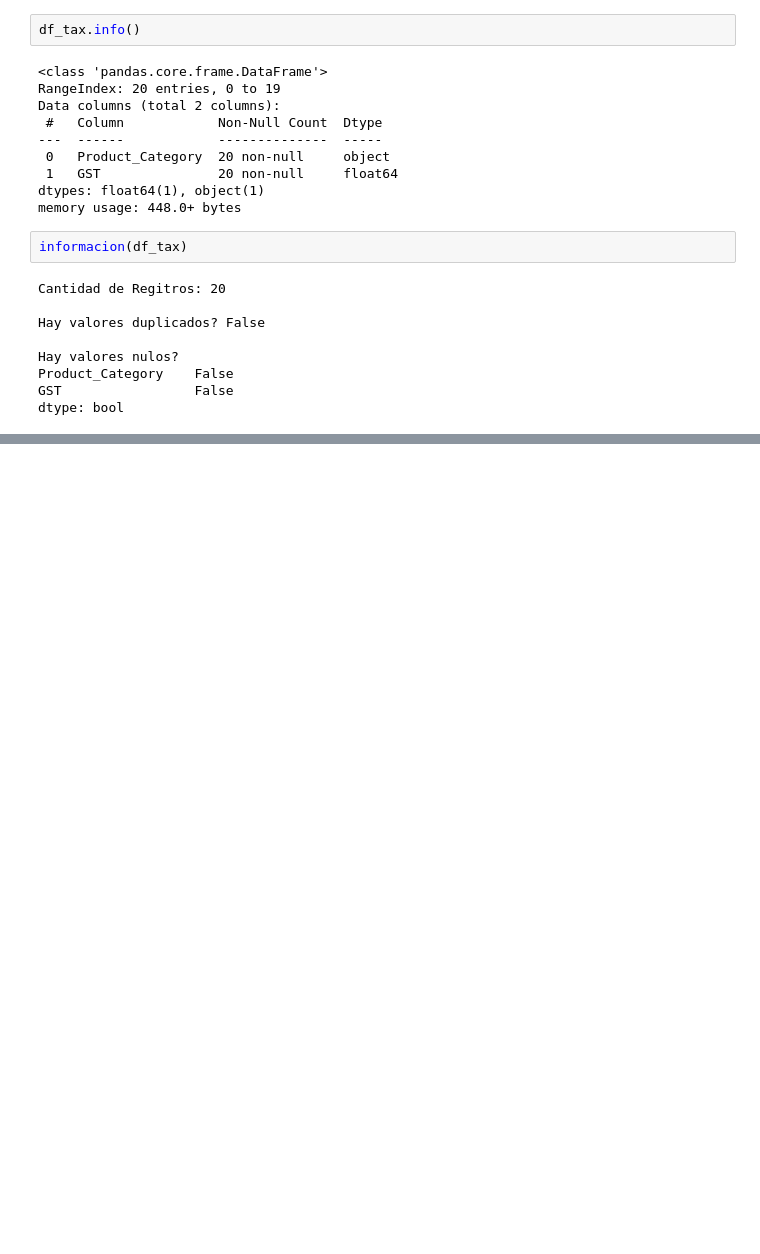
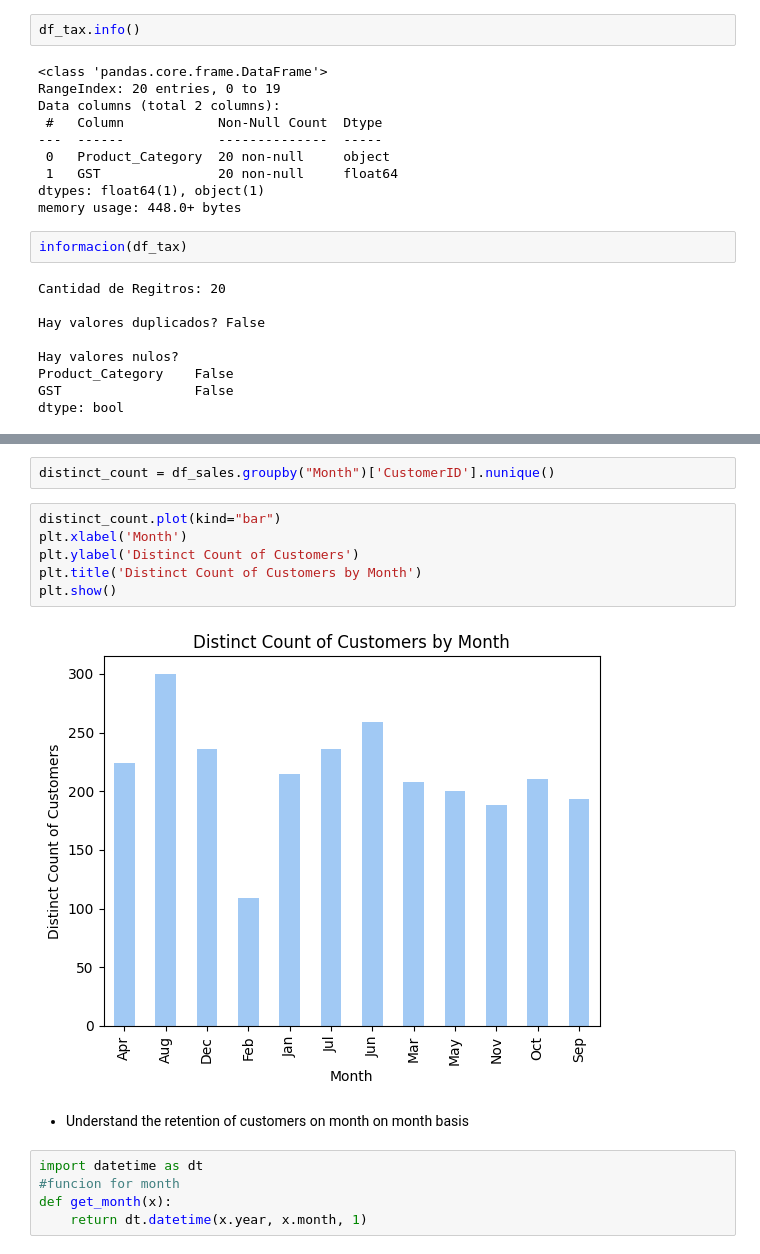
Before and after one commit to gomezgaston/Analysis_For_Ecommerce, a Jupyter notebook: EDA.ipynb, the cells around one changed output, grey strips where cells are left out. Drawn from its saved outputs; the diff is of its cells as text; blank space fills up the shorter version.

```diff
--- a/EDA.ipynb
+++ b/EDA.ipynb
@@ -439,0 +467,17 @@ dtype: bool
+# %%
+distinct_count = df_sales.groupby("Month")['CustomerID'].nunique()
+# %%
+distinct_count.plot(kind="bar")
+plt.xlabel('Month')
+plt.ylabel('Distinct Count of Customers')
+plt.title('Distinct Count of Customers by Month')
+plt.show()
+# %% [output]
+[figure, added]
+# %% [markdown]
+- Understand the retention of customers on month on month basis
+# %%
+import datetime as dt
+#funcion for month
+def get_month(x):
+    return dt.datetime(x.year, x.month, 1)
```
Also changed, not shown: parts of 29 cells of this notebook, 7 other files.
